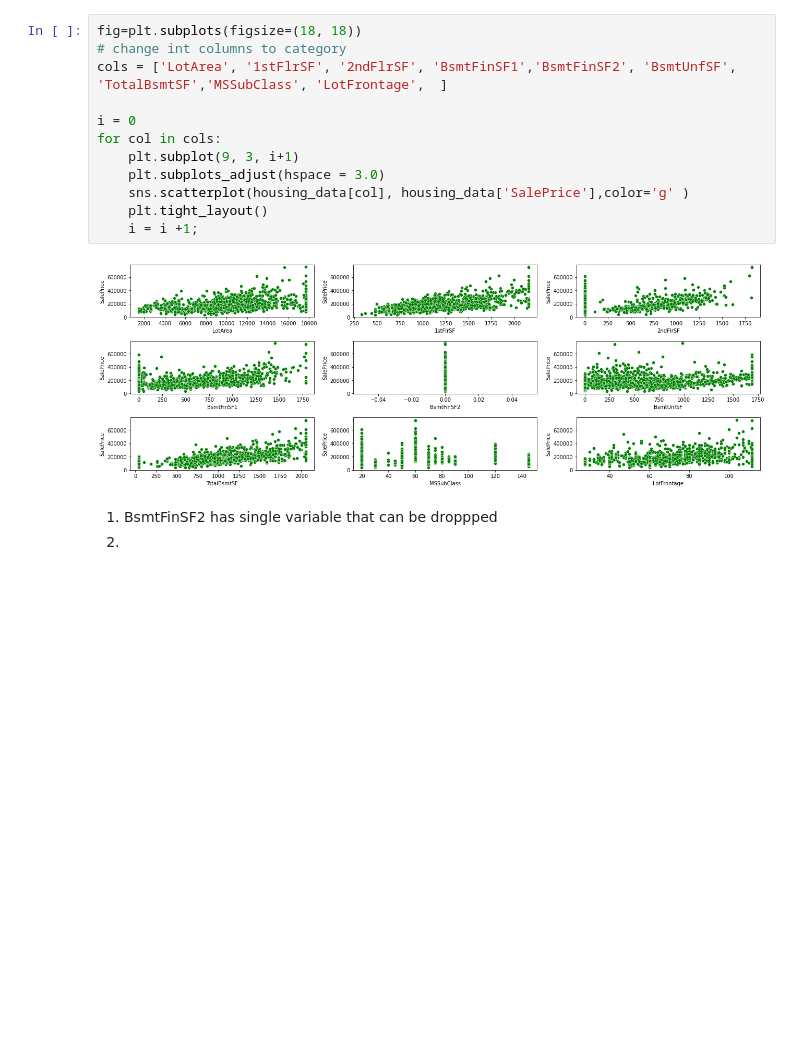
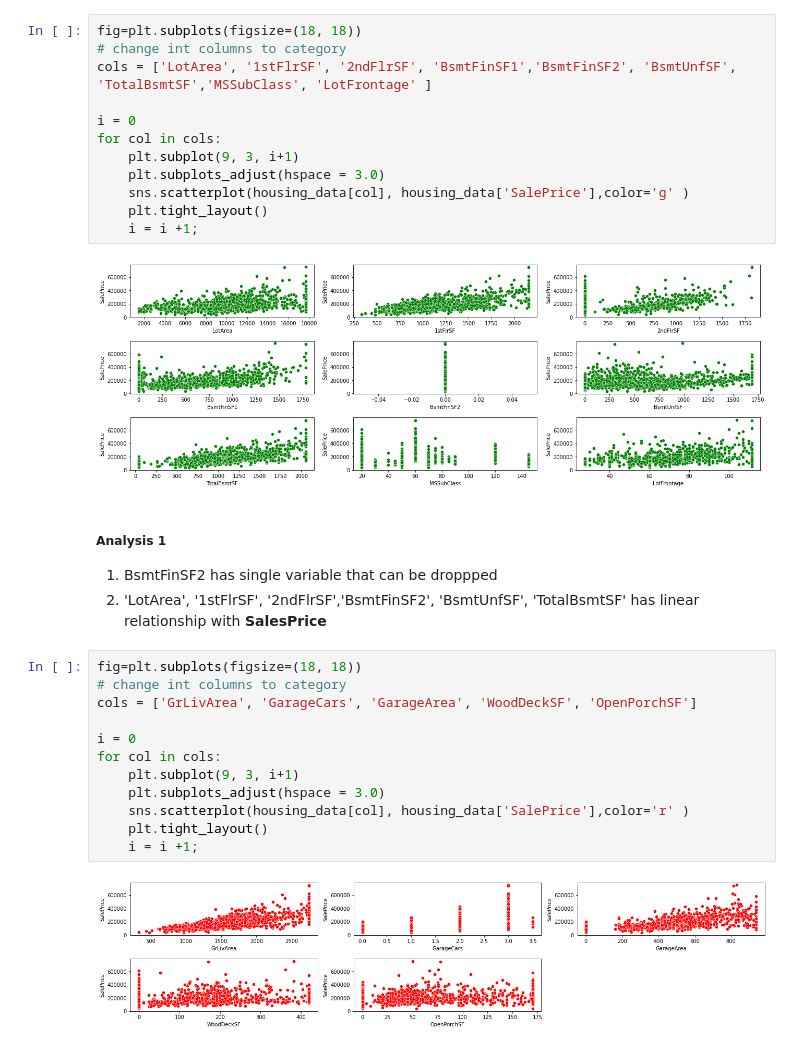
Before and after one commit to samrich76/Advanced-Regression-Assignment, a Jupyter notebook: Australian_market_Predict.ipynb, the cells around one changed output. Cells and saved outputs as stored; diff of their text form; blank space fills up the shorter version.

```diff
--- a/Australian_market_Predict.ipynb
+++ b/Australian_market_Predict.ipynb
@@ -280,7 +305,7 @@ Analyzing Numerical Features with continuous values
 # %%
 fig=plt.subplots(figsize=(18, 18))
 # change int columns to category
-cols = ['LotArea', '1stFlrSF', '2ndFlrSF', 'BsmtFinSF1','BsmtFinSF2', 'BsmtUnfSF', 'TotalBsmtSF','MSSubClass', 'LotFrontage',  ]
+cols = ['LotArea', '1stFlrSF', '2ndFlrSF', 'BsmtFinSF1','BsmtFinSF2', 'BsmtUnfSF', 'TotalBsmtSF','MSSubClass', 'LotFrontage' ]
 
 i = 0
 for col in cols:
@@ -292,5 +317,20 @@ for col in cols:
 # %% [output]
 [figure]
 # %% [markdown]
+##### Analysis 1
 1. BsmtFinSF2 has single variable that can be droppped
-2.
+2. 'LotArea', '1stFlrSF', '2ndFlrSF','BsmtFinSF2', 'BsmtUnfSF', 'TotalBsmtSF' has linear relationship with **SalesPrice**
+# %%
+fig=plt.subplots(figsize=(18, 18))
+# change int columns to category
+cols = ['GrLivArea', 'GarageCars', 'GarageArea', 'WoodDeckSF', 'OpenPorchSF']
+
+i = 0
+for col in cols:
+    plt.subplot(9, 3, i+1)
+    plt.subplots_adjust(hspace = 3.0)
+    sns.scatterplot(housing_data[col], housing_data['SalePrice'],color='r' )
+    plt.tight_layout()
+    i = i +1;
+# %% [output]
+[figure, added]
```
Also changed, not shown: parts of 57 cells of this notebook.
